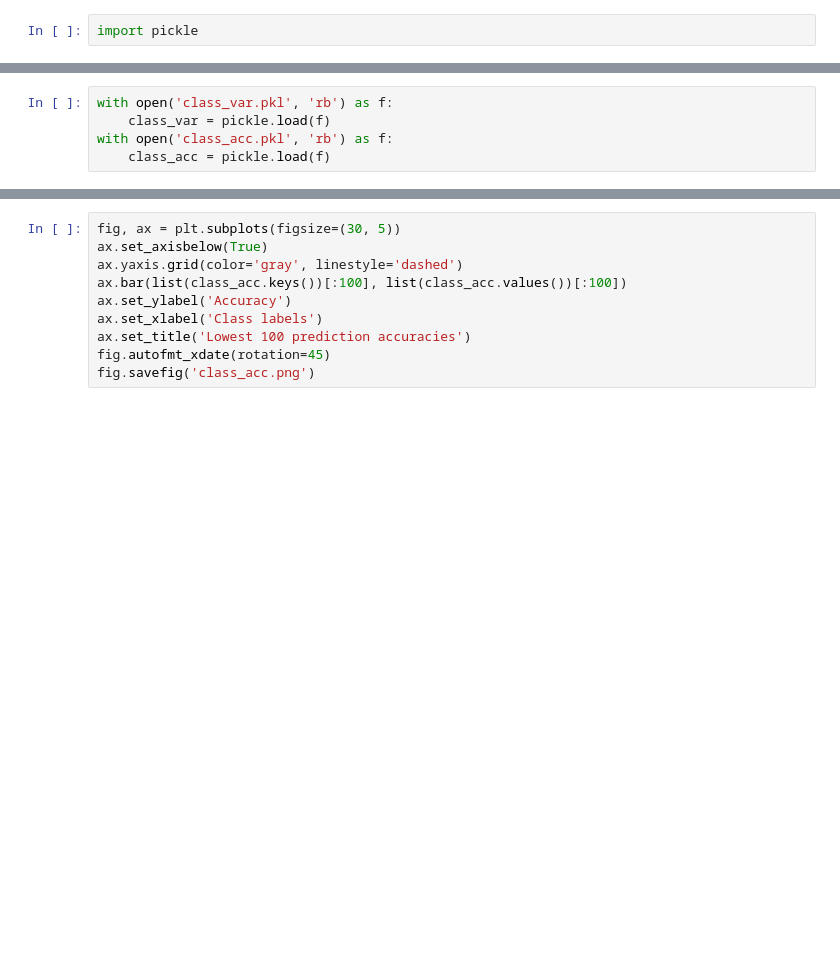
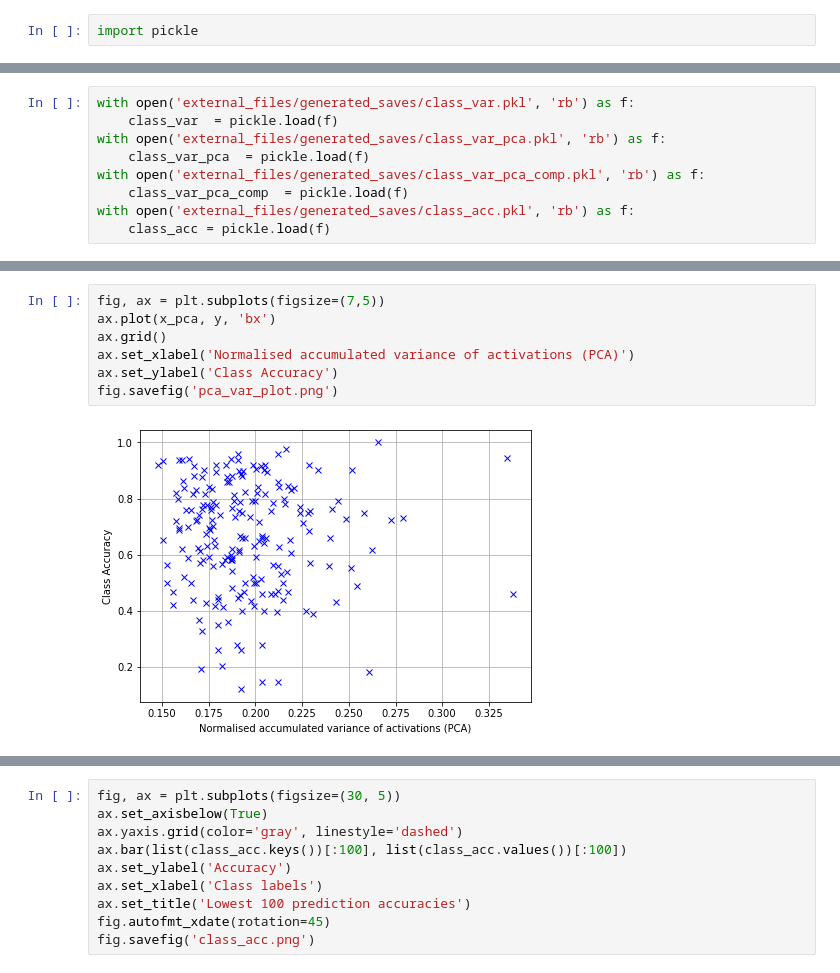
Before and after one commit to mazabdul7/msc_attention_project, a Jupyter notebook: class_var.ipynb, the cells around one changed output, grey strips where cells are left out. Drawn from its saved outputs; the diff is of its cells as text; blank space fills up the shorter version.

```diff
--- a/class_var.ipynb
+++ b/class_var.ipynb
@@ -98,6 +137,10 @@ import pickle
 # %%
-with open('class_var.pkl', 'rb') as f:
-    class_var = pickle.load(f)
-with open('class_acc.pkl', 'rb') as f:
+with open('external_files/generated_saves/class_var.pkl', 'rb') as f:
+    class_var  = pickle.load(f)
+with open('external_files/generated_saves/class_var_pca.pkl', 'rb') as f:
+    class_var_pca  = pickle.load(f)
+with open('external_files/generated_saves/class_var_pca_comp.pkl', 'rb') as f:
+    class_var_pca_comp  = pickle.load(f)
+with open('external_files/generated_saves/class_acc.pkl', 'rb') as f:
     class_acc = pickle.load(f)
 # %%
@@ -104,0 +189,9 @@ class_var = dict(sorted(class_var.items(), key=lambda item: item[1], reverse=Tru
+# %%
+fig, ax = plt.subplots(figsize=(7,5))
+ax.plot(x_pca, y, 'bx')
+ax.grid()
+ax.set_xlabel('Normalised accumulated variance of activations (PCA)')
+ax.set_ylabel('Class Accuracy')
+fig.savefig('pca_var_plot.png')
+# %% [output]
+[figure, added]
```
Also changed, not shown: parts of 27 cells of this notebook, 11 other files.
